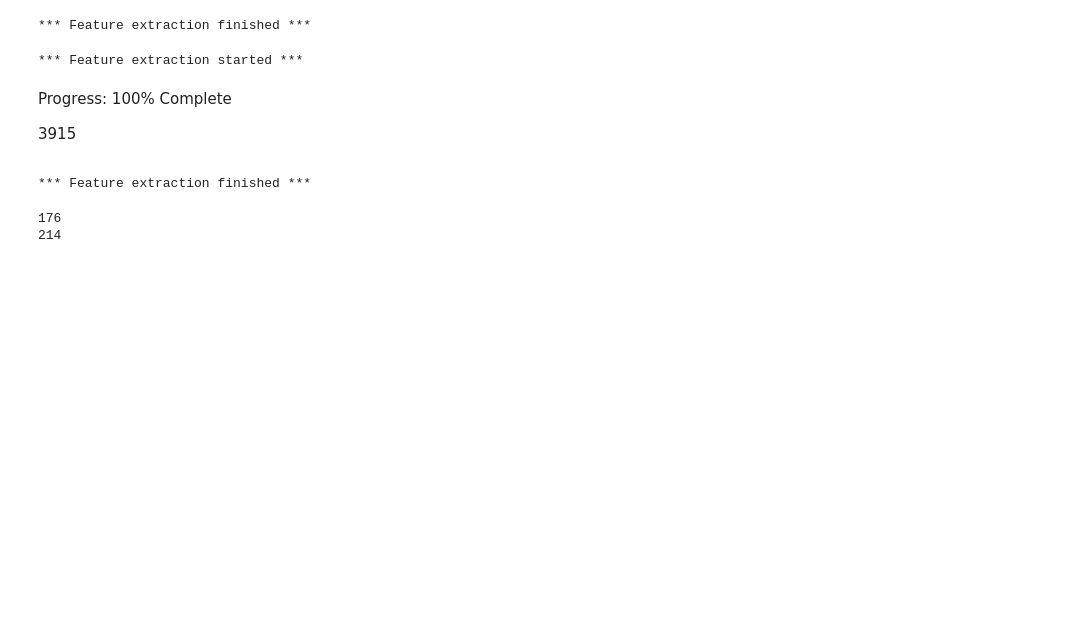
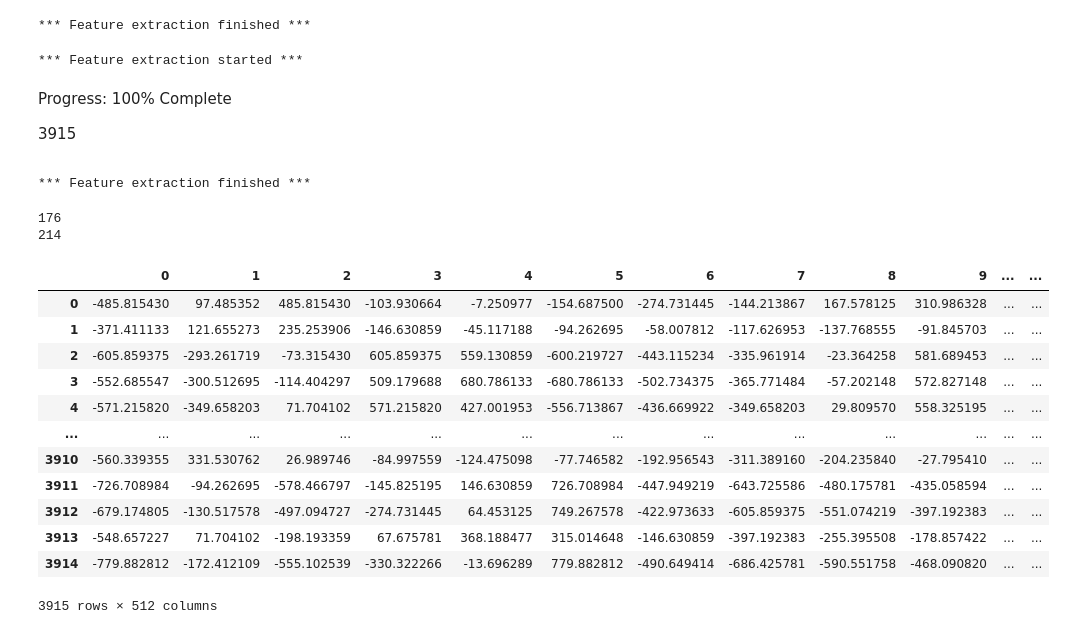
Before and after one commit to PetrGavrilin/VKR_URFU, a Jupyter notebook: VKR_part2_Preprocessing.ipynb, the cells around one changed output. Saved outputs shown, nothing was run; the diff lists cells and outputs as text; code cells hidden in the pictures; blank space fills up the shorter version.

```diff
--- a/VKR_part2_Preprocessing.ipynb
+++ b/VKR_part2_Preprocessing.ipynb
@@ -130,3 +131,19 @@ X = np.hstack([nX_up, nX_dw])
 # %%
 X_tsfel_rol = pd.DataFrame(X)
 X_tsfel_rol.to_csv('/content/X_tsfel_rol.csv', index=False)
+# %%
+sig_up
+# %% [output]
+|  | 0 | 1 | 2 | 3 | 4 | 5 | 6 | 7 | 8 | 9 | ... | ... |
+| 0 | -485.815430 | 97.485352 | 485.815430 | -103.930664 | -7.250977 | -154.687500 | -274.731445 | -144.213867 | 167.578125 | 310.986328 | ... | ... |
+| 1 | -371.411133 | 121.655273 | 235.253906 | -146.630859 | -45.117188 | -94.262695 | -58.007812 | -117.626953 | -137.768555 | -91.845703 | ... | ... |
+| 2 | -605.859375 | -293.261719 | -73.315430 | 605.859375 | 559.130859 | -600.219727 | -443.115234 | -335.961914 | -23.364258 | 581.689453 | ... | ... |
+| 3 | -552.685547 | -300.512695 | -114.404297 | 509.179688 | 680.786133 | -680.786133 | -502.734375 | -365.771484 | -57.202148 | 572.827148 | ... | ... |
+| 4 | -571.215820 | -349.658203 | 71.704102 | 571.215820 | 427.001953 | -556.713867 | -436.669922 | -349.658203 | 29.809570 | 558.325195 | ... | ... |
+| ... | ... | ... | ... | ... | ... | ... | ... | ... | ... | ... | ... | ... |
+| 3910 | -560.339355 | 331.530762 | 26.989746 | -84.997559 | -124.475098 | -77.746582 | -192.956543 | -311.389160 | -204.235840 | -27.795410 | ... | ... |
+| 3911 | -726.708984 | -94.262695 | -578.466797 | -145.825195 | 146.630859 | 726.708984 | -447.949219 | -643.725586 | -480.175781 | -435.058594 | ... | ... |
+| 3912 | -679.174805 | -130.517578 | -497.094727 | -274.731445 | 64.453125 | 749.267578 | -422.973633 | -605.859375 | -551.074219 | -397.192383 | ... | ... |
+| 3913 | -548.657227 | 71.704102 | -198.193359 | 67.675781 | 368.188477 | 315.014648 | -146.630859 | -397.192383 | -255.395508 | -178.857422 | ... | ... |
+| 3914 | -779.882812 | -172.412109 | -555.102539 | -330.322266 | -13.696289 | 779.882812 | -490.649414 | -686.425781 | -590.551758 | -468.090820 | ... | ... |
+3915 rows × 512 columns
```
Also changed, not shown: parts of 3 cells of this notebook.
